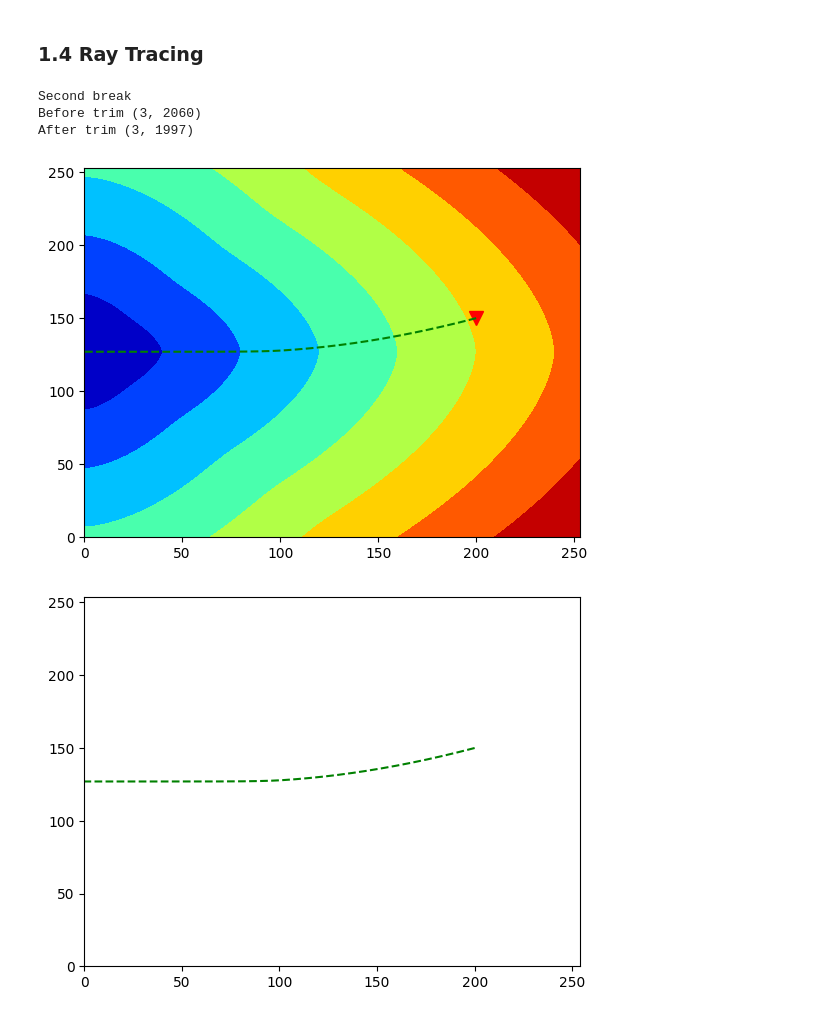
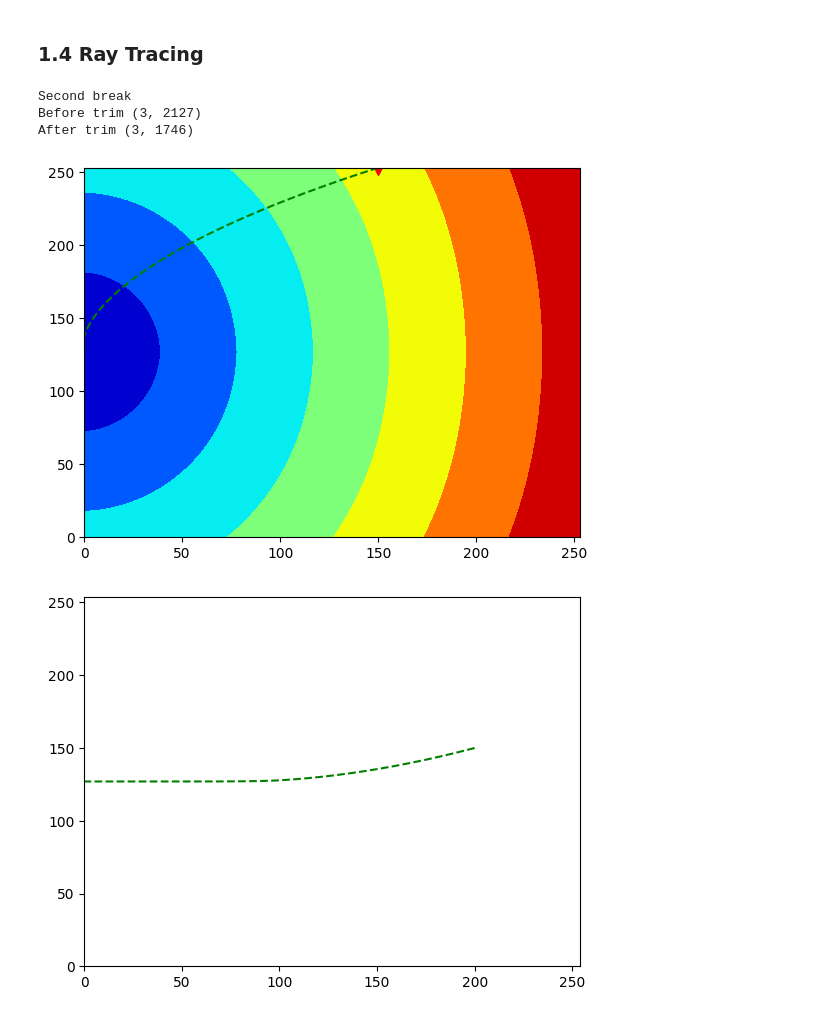
Before and after one commit to GGGiozzaG/Acoustic-Geomechanics, a Jupyter notebook: TestFastMarchingv1.ipynb, the cells around one changed output. Cells and saved outputs as stored; diff of their text form; code cells hidden in the pictures.

```diff
--- a/TestFastMarchingv1.ipynb
+++ b/TestFastMarchingv1.ipynb
@@ -38,8 +52,8 @@ nz = 254
 
 # Velocities
 # Step 1. Build a velocity model (this case is a simple homogeneous case, migrating from Thomsen's parameters to vz, vx, and eta parameters)
-vz = 5
-epsilon = 0
+vz = 2.6
+epsilon = 0.2
 delta = 0
 print(vz)
 
@@ -54,8 +68,8 @@ vz_2d = vz*np.ones([nz,nx],dtype='float32')               # The vertical 'z' axi
 vx_3d = vx*np.ones([nz,nx,ny],dtype='float32')               # The vertical 'z' axis is the first axis, then horizontal axis 'x' and 'y' are defined.
 vx_2d = vx*np.ones([nz,nx],dtype='float32')               # The vertical 'z' axis is defined first.
 
-eta_3d = vz*np.ones([nz,nx,ny],dtype='float32')               # The vertical 'z' axis is the first axis, then horizontal axis 'x' and 'y' are defined.
-eta_2d = vz*np.ones([nz,nx],dtype='float32')               # The vertical 'z' axis is defined first.
+eta_3d = eta*np.ones([nz,nx,ny],dtype='float32')               # The vertical 'z' axis is the first axis, then horizontal axis 'x' and 'y' are defined.
+eta_2d = eta*np.ones([nz,nx],dtype='float32')               # The vertical 'z' axis is defined first.
 
 # Step 1. Build a velocity model (this case is a simple homogeneous case)
 # Ploting the velocity model
@@ -68,14 +82,17 @@ fig, axs = plt.subplots(1,3)
 plot0 = axs[0].contourf(x_2d, z_2d, vz_2d)
 axs[0].set_xlabel('X-distance (km)'); axs[0].set_ylabel('Z-distance (km)'); axs[0].set_title('vz')
 cbar1 = plt.colorbar(plot0, ax=axs[0], orientation='horizontal',shrink=0.6,label='Vertical velocity "vx" (Km/s)');
+print(vz_2d[0,0])
 
 plot1 = axs[1].contourf(x_2d, z_2d, vx_2d)
 axs[1].set_xlabel('X-distance (km)'); axs[1].set_ylabel('Z-distance (km)'); axs[1].set_title('vx')
 cbar1 = plt.colorbar(plot1, ax=axs[1], orientation='horizontal',shrink=0.6,label='Horizontal velocity "vz" (Km/s)');
+print(vx_2d[0,0])
 
 plot2 = axs[2].contourf(x_2d, z_2d, eta_2d)
 axs[2].set_xlabel('X-distance (km)'); axs[2].set_ylabel('Z-distance (km)'); axs[2].set_title('eta')
 cbar2 = plt.colorbar(plot2, ax=axs[2], orientation='horizontal',shrink=0.6,label='Anellipticity "eta" (-)');
+print(eta_2d[0,0])
 
 plt.subplots_adjust(left=0.0, bottom=0.0, right=1.5, top=1, wspace=0.4, hspace=0.1)
 # %% [output]
@@ -121,18 +156,18 @@ plot0 = plt.contourf(x_2d, z_2d, time_2d)
 ### 1.4 Ray Tracing
 # %%
 # Receiver location
-rx=200; ry=0; rz=150
+rx=150; ry=0; rz=253
 t=fmm.eikonalvti(vz_3d.flatten(order='F'),vx_3d.flatten(order='F'),eta_3d.flatten(order='F'),xyz=np.array([sx,sy,sz]),ax=[0,d_size,nx],ay=[0,d_size,ny],az=[0,d_size,nz],order=1);
 time_3d=t.reshape(nx,ny,nz,order='F');#first axis (vertical) is x, second is y, third is z
 path=ray3d(time_3d,source=[sx,sy,sz],receiver=[rx,ry,rz],trim=0.5,ax=[0,d_size,nx],ay=[0,d_size,ny],az=[0,d_size,nz])
 plt.plot(rx,rz,'vb',c='red',markersize=10);
 plot0 = plt.contourf(x_2d, z_2d, time_2d)
 plt.plot(path[0,:],path[2,:],'g--',markersize=20);
 # %% [output]
 Second break
-Before trim (3, 2060)
-After trim (3, 1997)
+Before trim (3, 2127)
+After trim (3, 1746)
-[figure, old version]
+[figure, new version]
 # %%
 plt.plot(path[0,:],path[2,:],'g--',markersize=20);
 plt.xlim(0,254); plt.ylim(0,254);
```
Also changed, not shown: parts of 5 cells of this notebook.
